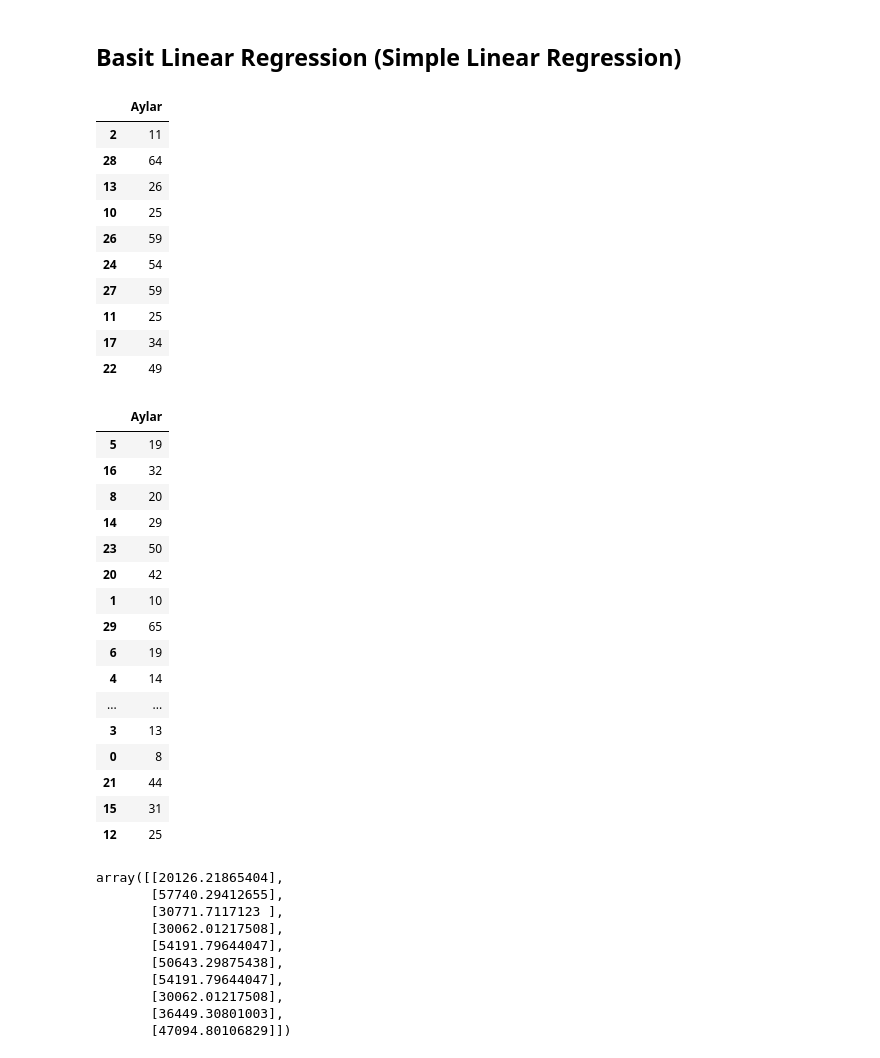
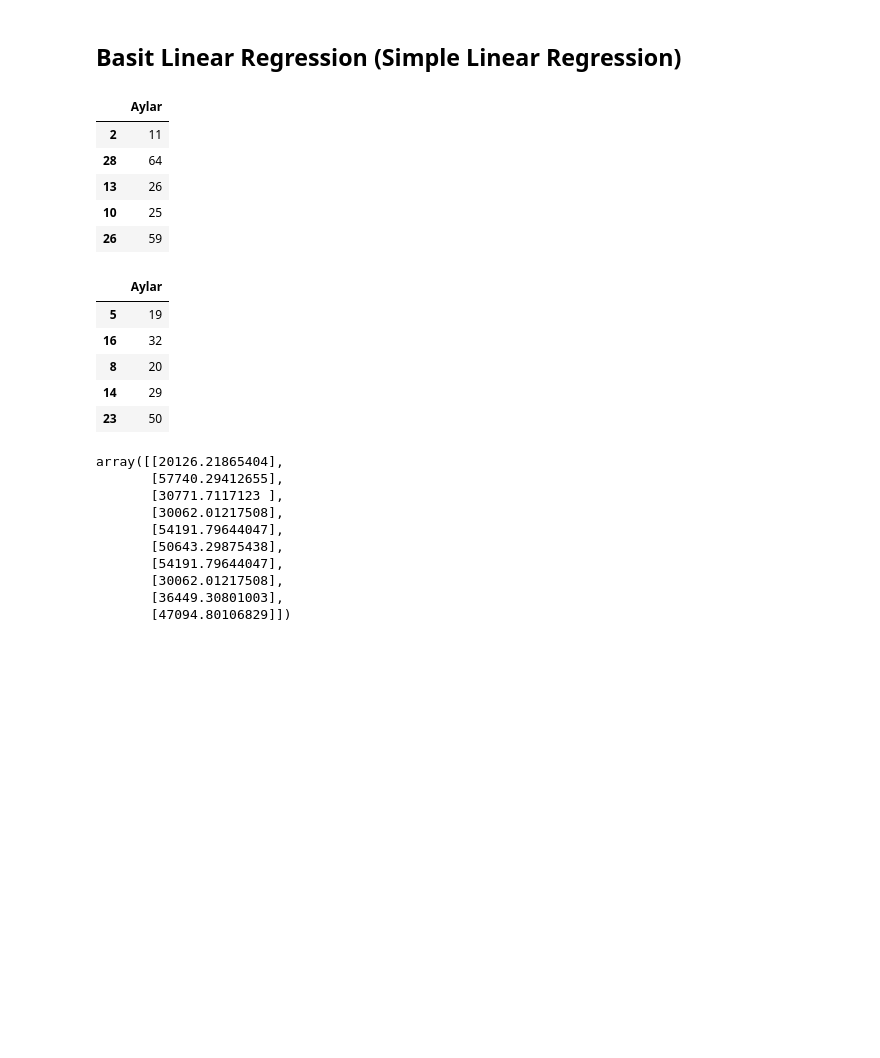
Before and after one commit to abdullahcayde/Trainings, a Jupyter notebook: ML/ML_sas_01.ipynb, the cells around one changed output. Saved outputs shown, nothing was run; the diff lists cells and outputs as text; code cells hidden in the pictures; blank space fills up the shorter version.

```diff
--- a/ML/ML_sas_01.ipynb
+++ b/ML/ML_sas_01.ipynb
@@ -49,8 +49,9 @@ from sklearn.model_selection import train_test_split
 
 X_train, X_test, y_train, y_test = train_test_split(X, y, test_size=0.33, random_state=0)
 # %%
-'''# Verilerin Standartizasyonu
+# Verilerin Standartizasyonu
 
+'''
 from sklearn.preprocessing import StandardScaler
 
 sc = StandardScaler()
@@ -59,7 +60,7 @@ X_test = sc.fit_transform(X_test)
 y_train = sc.fit_transform(y_train)
 y_test = sc.fit_transform(y_test)
 '''
-X_test
+X_test.head()
 # %% [output]
 |  | Aylar |
 | 2 | 11 |
@@ -67,31 +68,15 @@ X_test
 | 13 | 26 |
 | 10 | 25 |
 | 26 | 59 |
-| 24 | 54 |
-| 27 | 59 |
-| 11 | 25 |
-| 17 | 34 |
-| 22 | 49 |
 # %%
-X_train
+X_train.head()
 # %% [output]
 |  | Aylar |
 | 5 | 19 |
 | 16 | 32 |
 | 8 | 20 |
 | 14 | 29 |
 | 23 | 50 |
-| 20 | 42 |
-| 1 | 10 |
-| 29 | 65 |
-| 6 | 19 |
-| 4 | 14 |
-| ... | ... |
-| 3 | 13 |
-| 0 | 8 |
-| 21 | 44 |
-| 15 | 31 |
-| 12 | 25 |
 # %%
 # Linear Regression objesi olusturma
 
```
Also changed, not shown: parts of 10 cells of this notebook, 1 other file.
